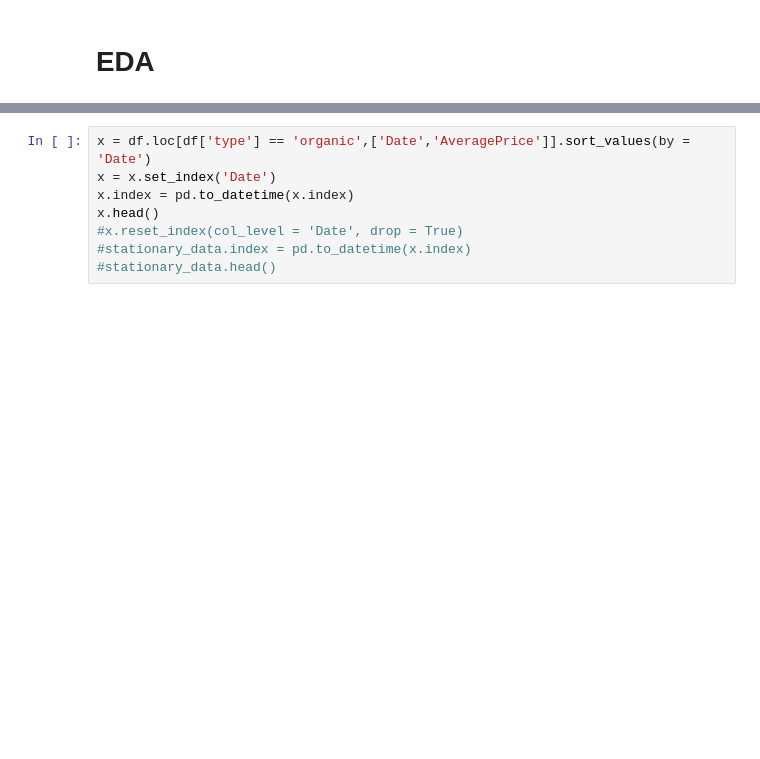
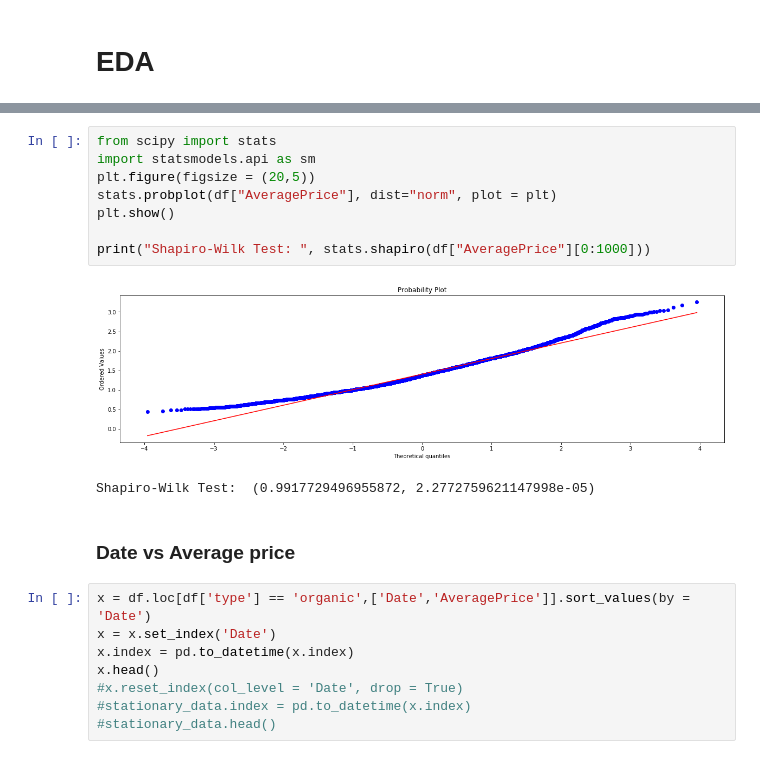
Before and after one commit to FreedomVAce/Avocado_Prices, a Jupyter notebook: Avocado_Prices.ipynb, the cells around one changed output, grey strips where cells are left out. Cells and saved outputs as stored; diff of their text form; blank space fills up the shorter version.

```diff
--- a/Avocado_Prices.ipynb
+++ b/Avocado_Prices.ipynb
@@ -139,3 +147,16 @@ sns.boxplot(y="type", x="AveragePrice", data=df)
+# %%
+from scipy import stats
+import statsmodels.api as sm
+plt.figure(figsize = (20,5))
+stats.probplot(df["AveragePrice"], dist="norm", plot = plt)
+plt.show()
+
+print("Shapiro-Wilk Test: ", stats.shapiro(df["AveragePrice"][0:1000]))
+# %% [output]
+[figure, added]
+Shapiro-Wilk Test:  (0.9917729496955872, 2.2772759621147998e-05)
+# %% [markdown]
+### Date vs Average price
 # %%
 x = df.loc[df['type'] == 'organic',['Date','AveragePrice']].sort_values(by = 'Date')
 x = x.set_index('Date')
```
Also changed, not shown: parts of 9 cells of this notebook.
